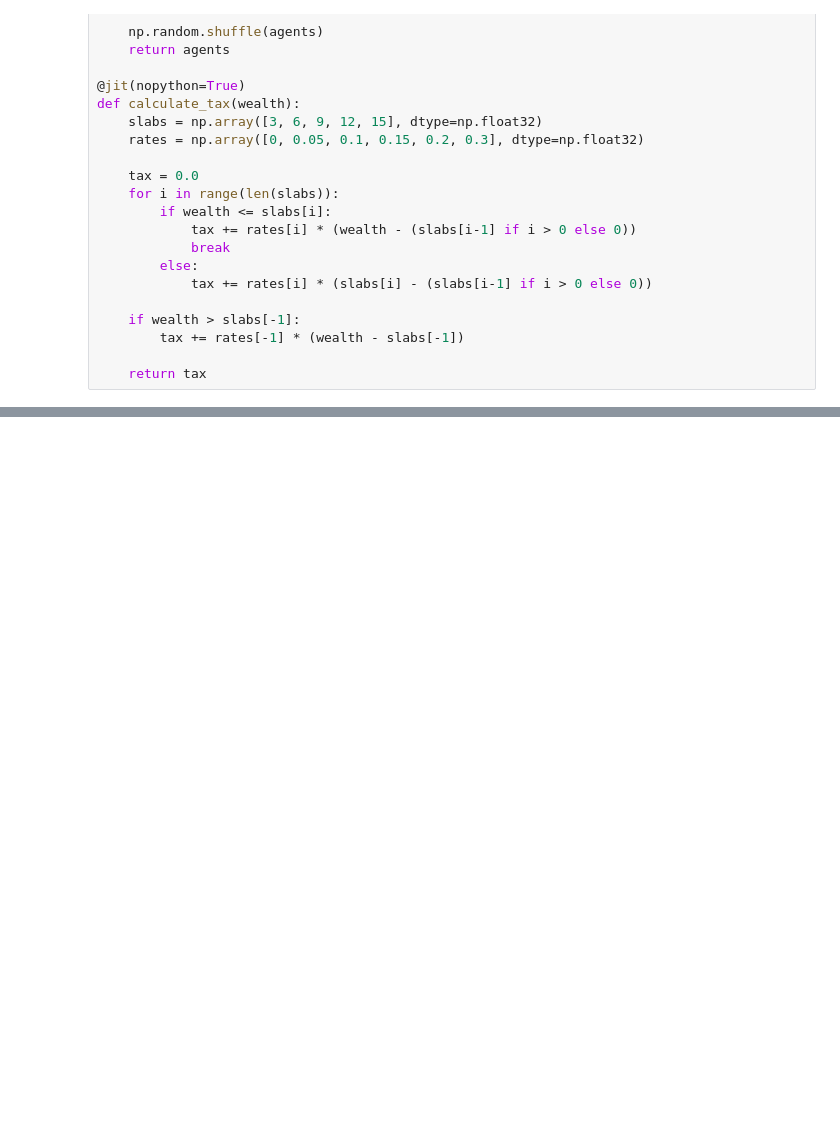
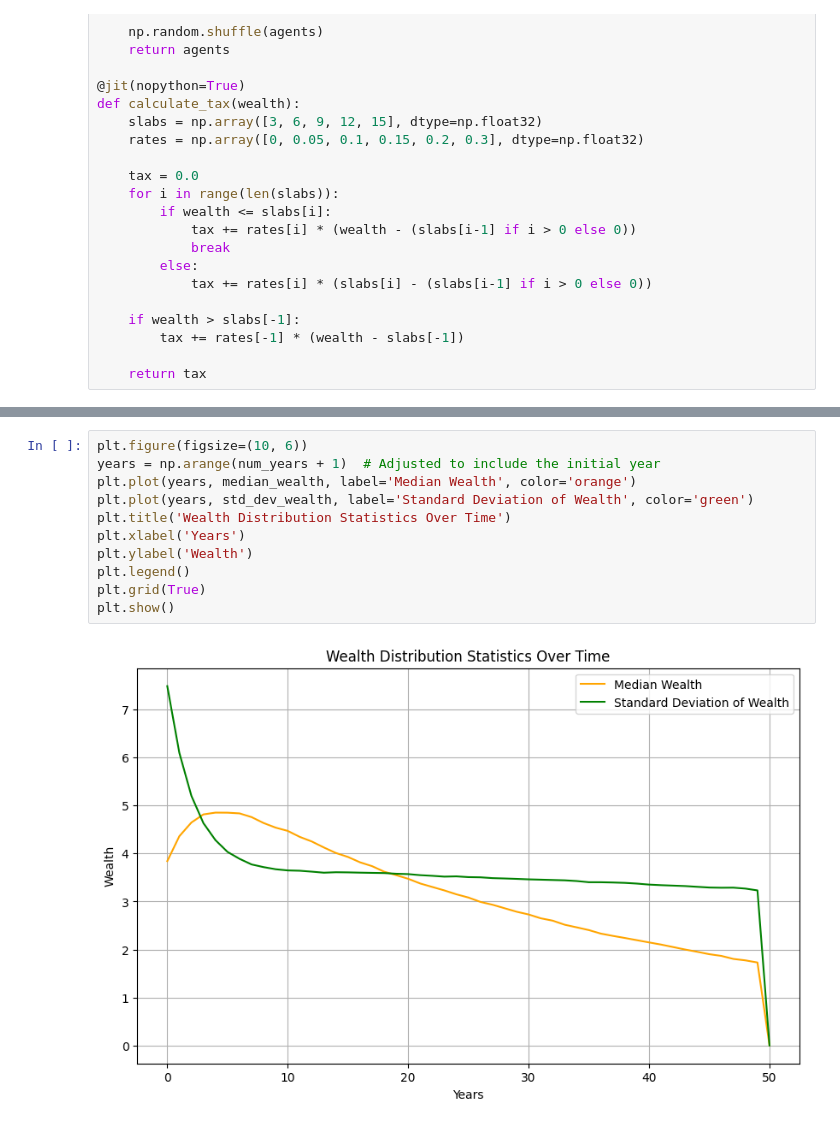
Before and after one commit to VrindaKhemka/WealthSimulation, a Jupyter notebook: GPUbuild-numba.ipynb, the cells around one changed output, grey strips where cells are left out. Drawn from its saved outputs; the diff is of its cells as text; blank space fills up the shorter version.

```diff
--- a/GPUbuild-numba.ipynb
+++ b/GPUbuild-numba.ipynb
@@ -257,0 +266,13 @@ plt.show()
+# %%
+plt.figure(figsize=(10, 6))
+years = np.arange(num_years + 1)  # Adjusted to include the initial year
+plt.plot(years, median_wealth, label='Median Wealth', color='orange')
+plt.plot(years, std_dev_wealth, label='Standard Deviation of Wealth', color='green')
+plt.title('Wealth Distribution Statistics Over Time')
+plt.xlabel('Years')
+plt.ylabel('Wealth')
+plt.legend()
+plt.grid(True)
+plt.show()
+# %% [output]
+[figure, added]
```
Also changed, not shown: parts of 8 cells of this notebook.
